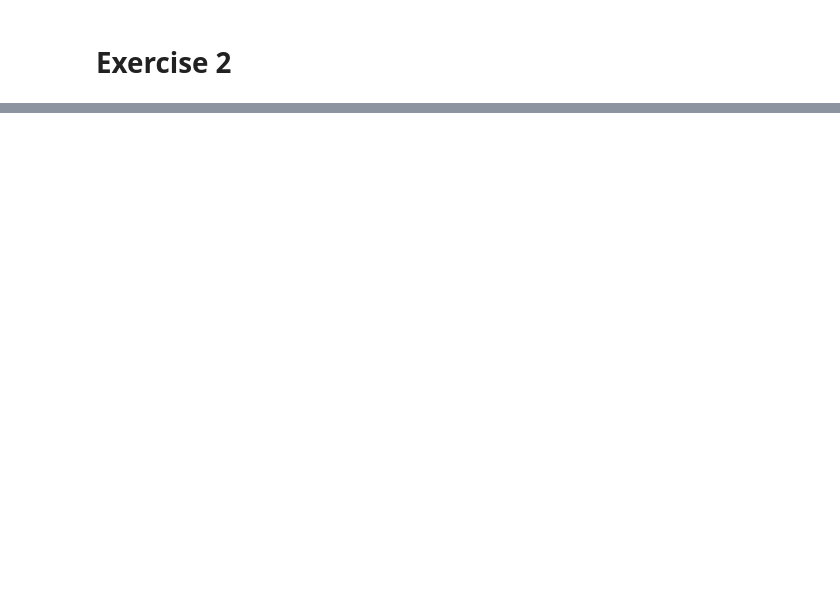
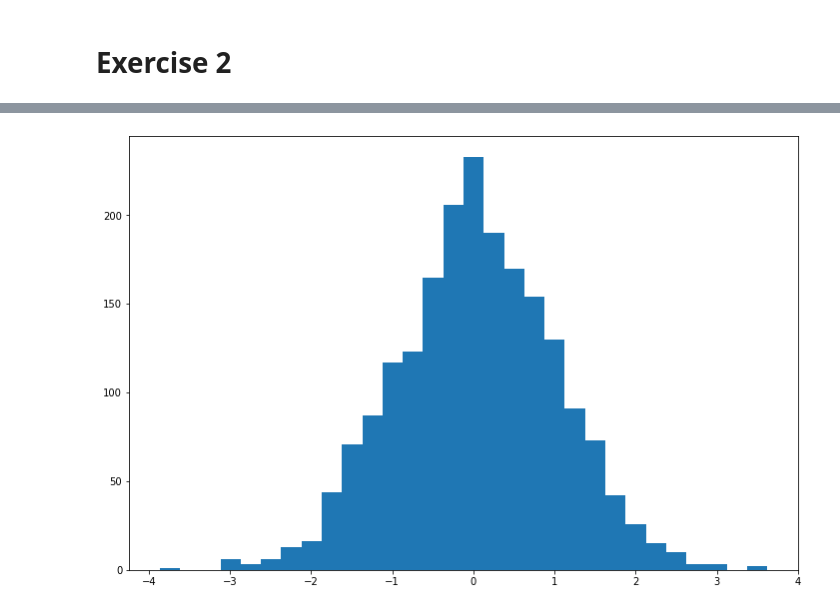
Before and after one commit to martinlarsalbert/Reliability-analysis-of-marine-structures, a Jupyter notebook: computer_exercises/python/exercise_2.ipynb, the cells around one changed output, grey strips where cells are left out. Saved outputs shown, nothing was run; the diff lists cells and outputs as text; code cells hidden in the pictures; blank space fills up the shorter version.

Commit message:
started to do the probablity plots

```diff
--- a/computer_exercises/python/exercise_2.ipynb
+++ b/computer_exercises/python/exercise_2.ipynb
@@ -215,0 +18,9 @@ interactive(children=(FloatSlider(value=1.0, description='lamda', max=3.0, min=1
+# %%
+rv = stats.norm(loc=0, scale=1)
+# %%
+dat1=rv.rvs(size=2000) # sgenerate normal random variable, referred later on.
+# %%
+fig,ax=plt.subplots()
+ax.hist(dat1, bins=30);
+# %% [output]
+[figure, added]
```
Also changed, not shown: parts of 48 cells of this notebook.
